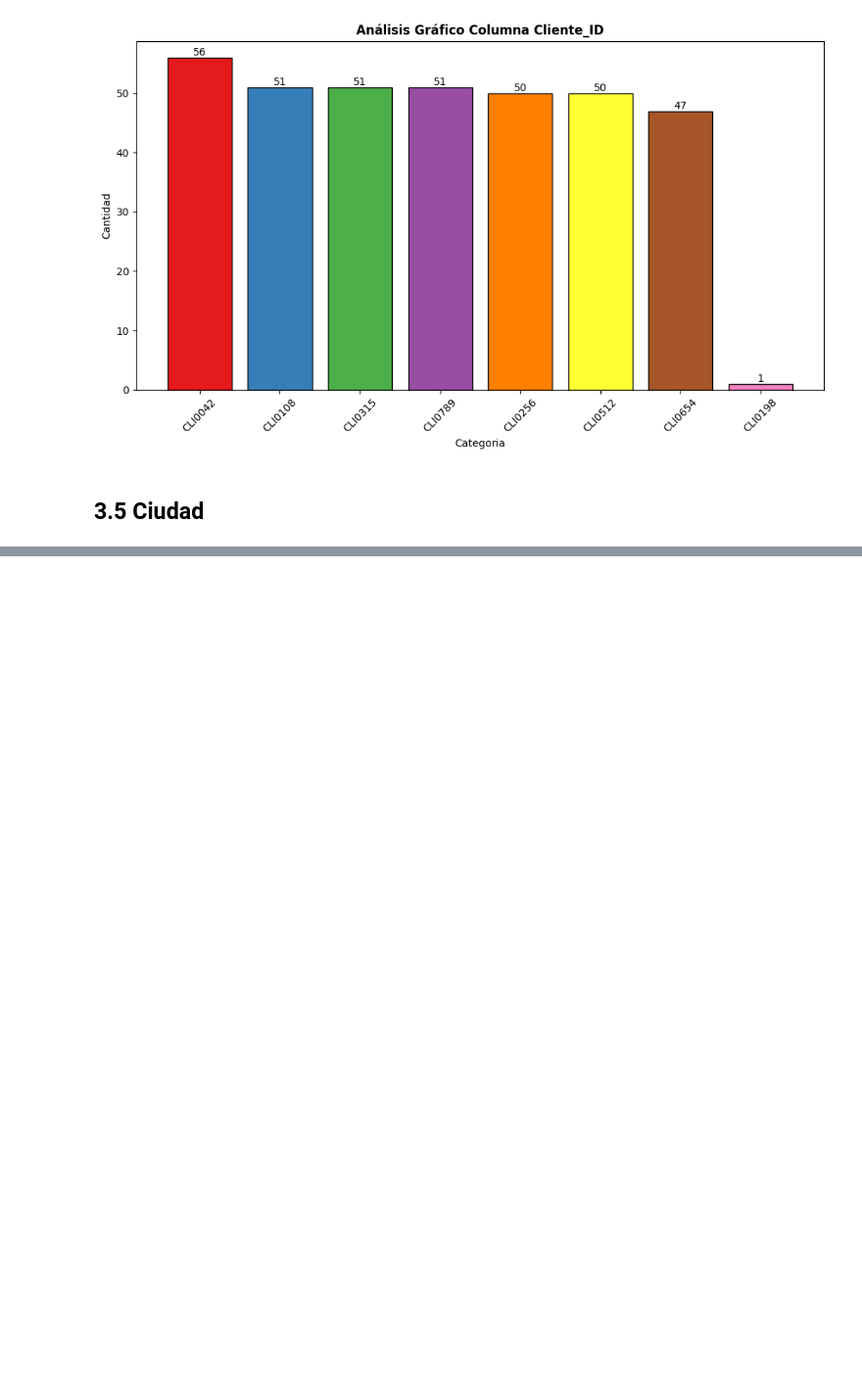
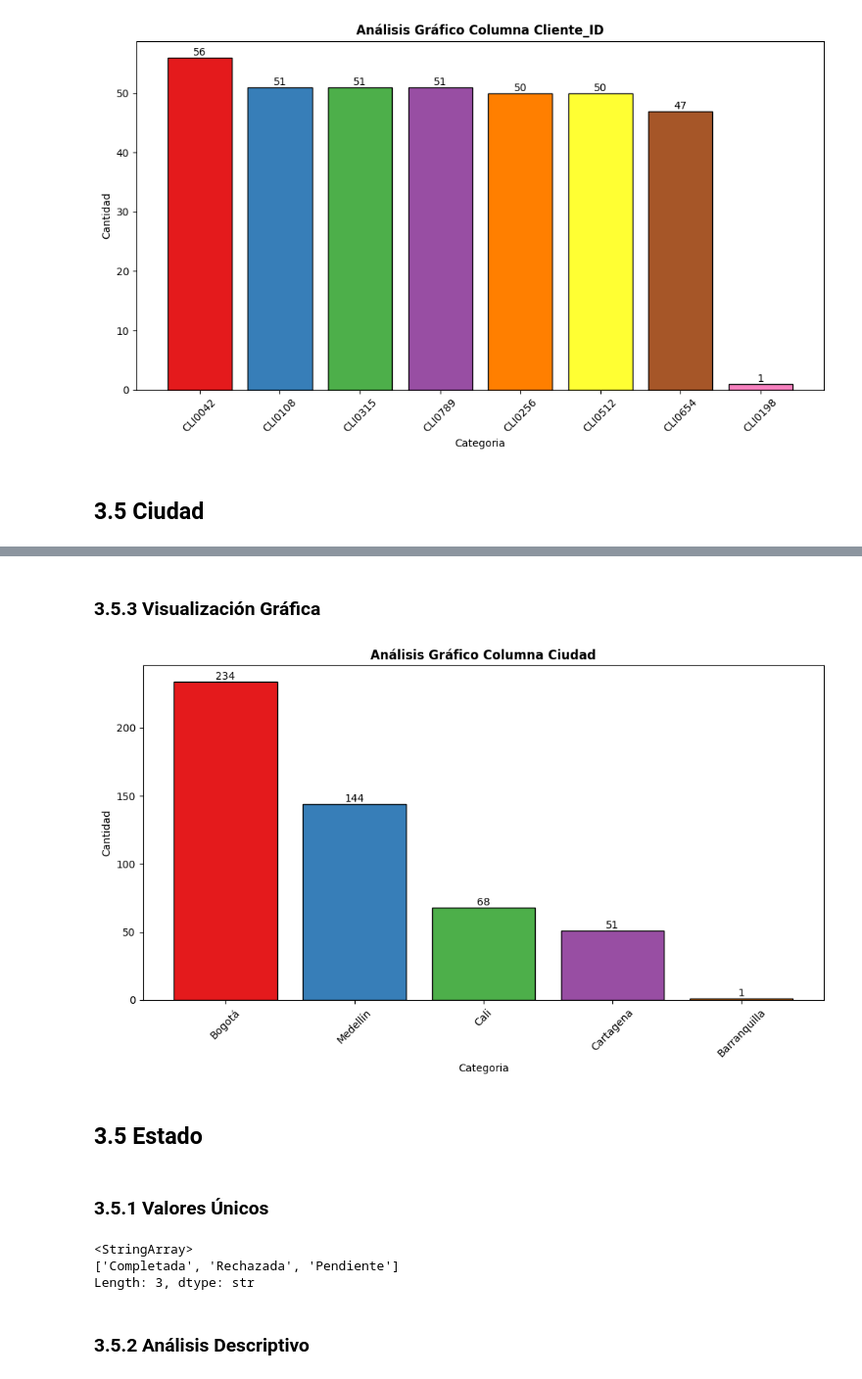
Before and after one commit to Joel-F-Alba-A/Taller_S9_Preprocesamiento_Datos, a Jupyter notebook: Taller_S9.ipynb, the cells around one changed output, grey strips where cells are left out. Shown at 98% size. Drawn from its saved outputs; the diff is of its cells as text; code cells hidden in the pictures; blank space fills up the shorter version.

Commit message:
Análisis Univariado Incluido + Primer Acercamiento Análisis Multivariado

```diff
--- a/Taller_S9.ipynb
+++ b/Taller_S9.ipynb
@@ -354,0 +379,18 @@ memory usage: 35.3 KB
+# %% [markdown]
+### **3.5.3 Visualización Gráfica**
+# %%
+plot_categoric_data(df,'Ciudad')
+# %% [output]
+[figure, added]
+# %% [markdown]
+## **3.5 Estado**
+# %% [markdown]
+### **3.5.1 Valores Únicos**
+# %%
+df['Estado'].unique()
+# %% [output]
+<StringArray>
+['Completada', 'Rechazada', 'Pendiente']
+Length: 3, dtype: str
+# %% [markdown]
+### **3.5.2 Análisis Descriptivo**
```
Also changed, not shown: parts of 46 cells of this notebook.
